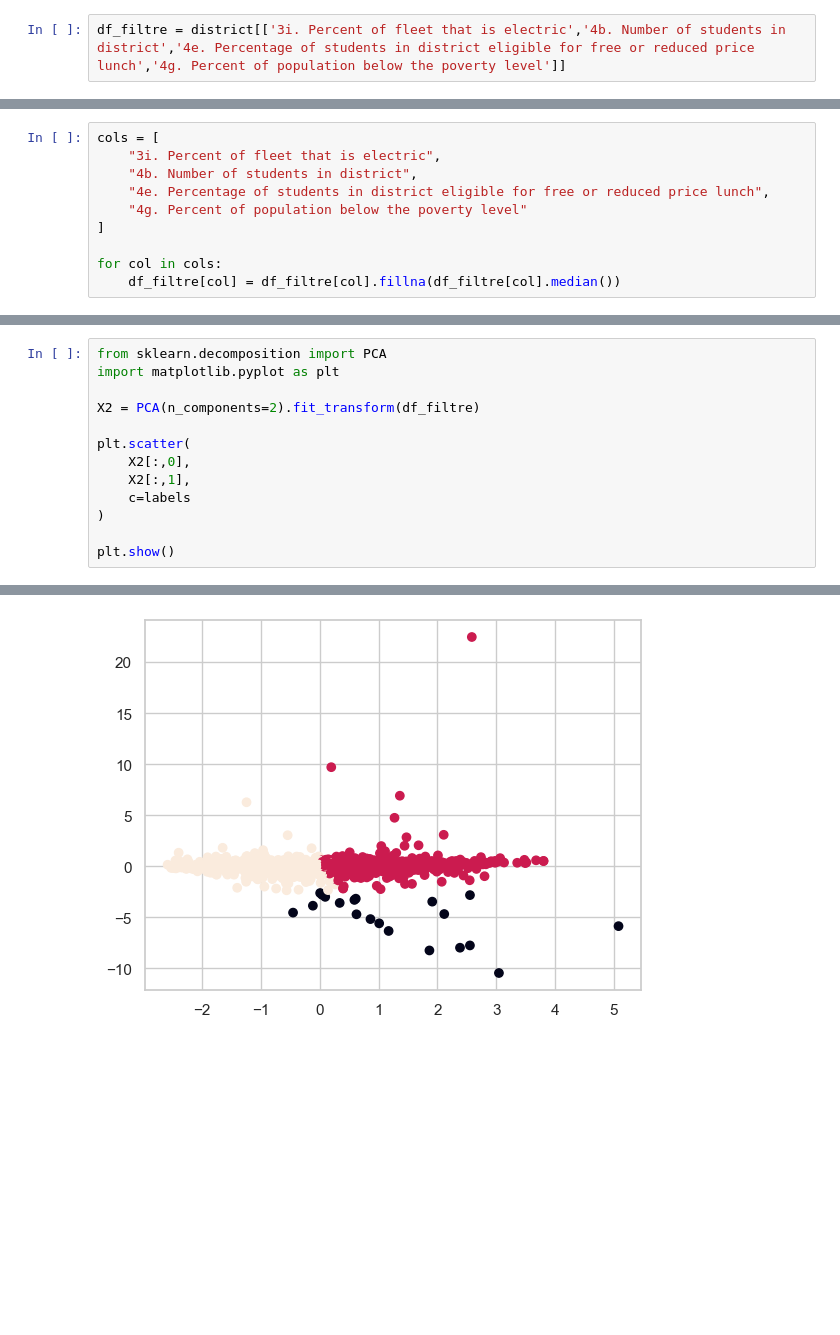
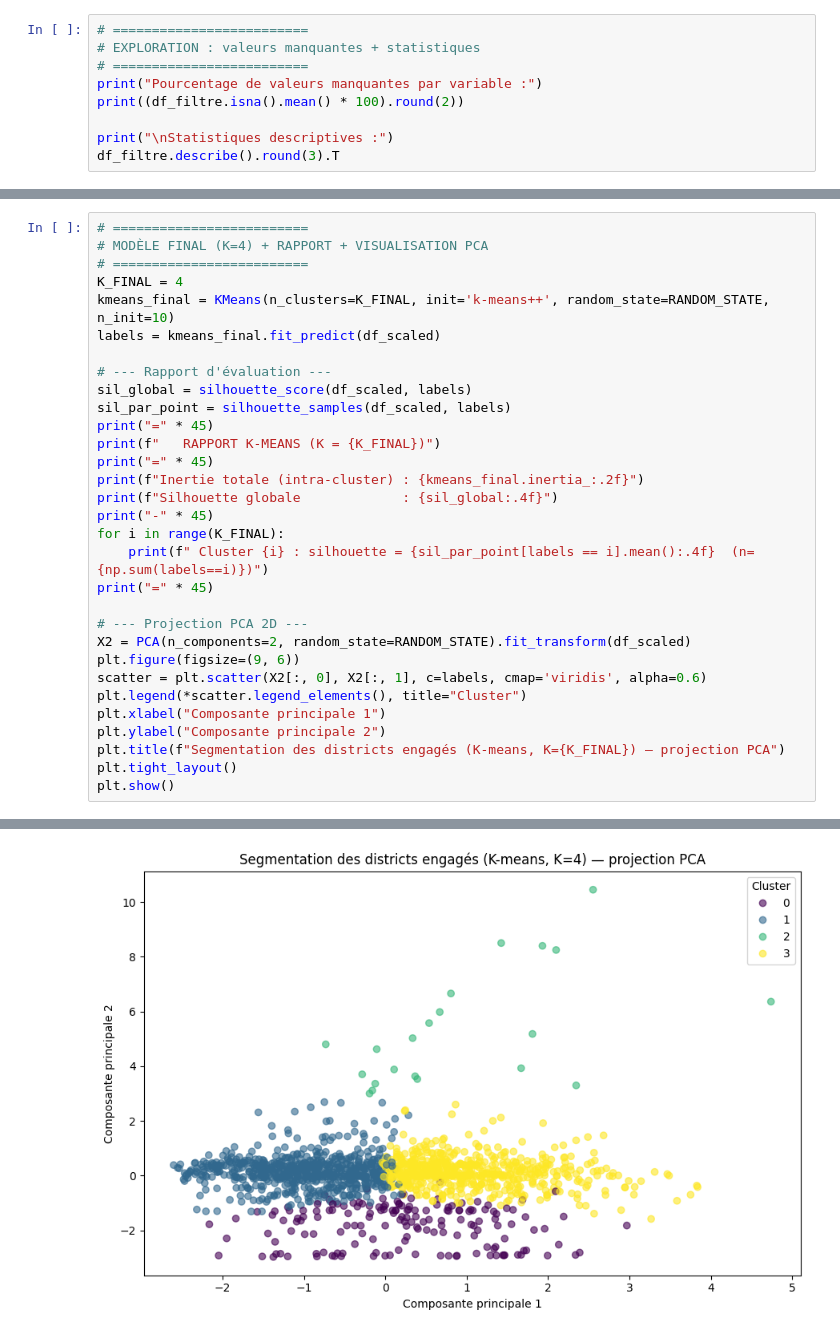
Before and after one commit to Gabriel-orcun/Machine-learning-2, a Jupyter notebook: TP2/k-means.ipynb, the cells around one changed output, grey strips where cells are left out. Saved outputs shown, nothing was run; the diff lists cells and outputs as text; blank space fills up the shorter version.

```diff
--- a/TP2/k-means.ipynb
+++ b/TP2/k-means.ipynb
@@ -11,2 +70,9 @@ district= district[district["0a. Has committed ESBs?"]== 'yes']
 # %%
-df_filtre = district[['3i. Percent of fleet that is electric','4b. Number of students in district','4e. Percentage of students in district eligible for free or reduced price lunch','4g. Percent of population below the poverty level']]
+# =========================
+# EXPLORATION : valeurs manquantes + statistiques
+# =========================
+print("Pourcentage de valeurs manquantes par variable :")
+print((df_filtre.isna().mean() * 100).round(2))
+
+print("\nStatistiques descriptives :")
+df_filtre.describe().round(3).T
@@ -21,10 +121,0 @@ dtype: float64
-# %%
-cols = [
-    "3i. Percent of fleet that is electric",
-    "4b. Number of students in district",
-    "4e. Percentage of students in district eligible for free or reduced price lunch",
-    "4g. Percent of population below the poverty level"
-]
-
-for col in cols:
-    df_filtre[col] = df_filtre[col].fillna(df_filtre[col].median())
@@ -221,14 +398,32 @@ Qualité individuelle de chaque cluster (Silhouette) :
 # %%
-from sklearn.decomposition import PCA
-import matplotlib.pyplot as plt
+# =========================
+# MODÈLE FINAL (K=4) + RAPPORT + VISUALISATION PCA
+# =========================
+K_FINAL = 4
+kmeans_final = KMeans(n_clusters=K_FINAL, init='k-means++', random_state=RANDOM_STATE, n_init=10)
+labels = kmeans_final.fit_predict(df_scaled)
 
-X2 = PCA(n_components=2).fit_transform(df_filtre)
+# --- Rapport d'évaluation ---
+sil_global = silhouette_score(df_scaled, labels)
+sil_par_point = silhouette_samples(df_scaled, labels)
+print("=" * 45)
+print(f"   RAPPORT K-MEANS (K = {K_FINAL})")
+print("=" * 45)
+print(f"Inertie totale (intra-cluster) : {kmeans_final.inertia_:.2f}")
+print(f"Silhouette globale             : {sil_global:.4f}")
+print("-" * 45)
+for i in range(K_FINAL):
+    print(f" Cluster {i} : silhouette = {sil_par_point[labels == i].mean():.4f}  (n={np.sum(labels==i)})")
+print("=" * 45)
 
-plt.scatter(
-    X2[:,0],
-    X2[:,1],
-    c=labels
-)
-
+# --- Projection PCA 2D ---
+X2 = PCA(n_components=2, random_state=RANDOM_STATE).fit_transform(df_scaled)
+plt.figure(figsize=(9, 6))
+scatter = plt.scatter(X2[:, 0], X2[:, 1], c=labels, cmap='viridis', alpha=0.6)
+plt.legend(*scatter.legend_elements(), title="Cluster")
+plt.xlabel("Composante principale 1")
+plt.ylabel("Composante principale 2")
+plt.title(f"Segmentation des districts engagés (K-means, K={K_FINAL}) — projection PCA")
+plt.tight_layout()
 plt.show()
 # %% [output]
@@ -235 +441 @@ plt.show()
-[figure, old version]
+[figure, new version]
```
Also changed, not shown: parts of 26 cells of this notebook, 1 other file.
